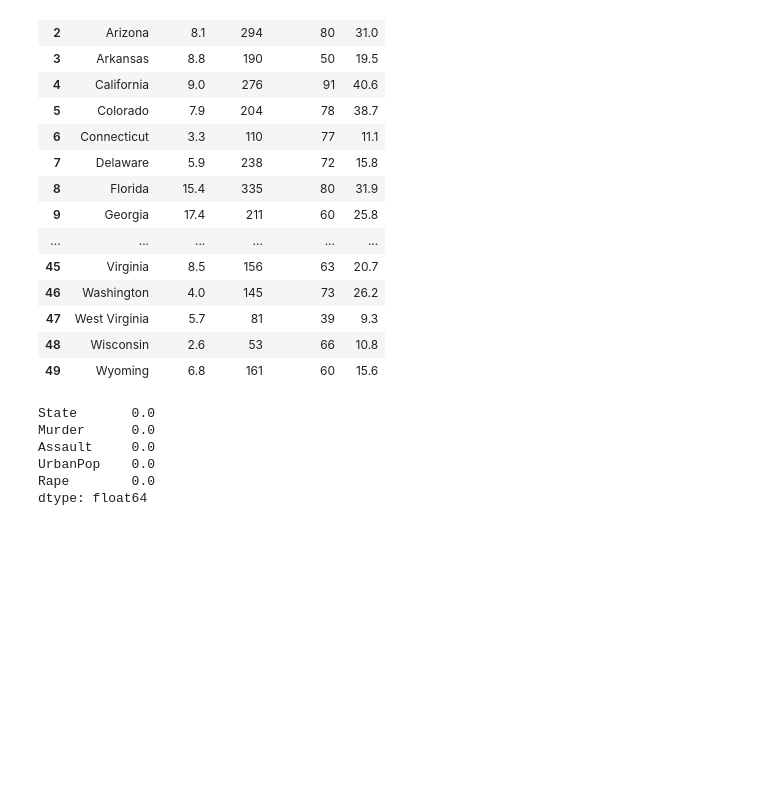
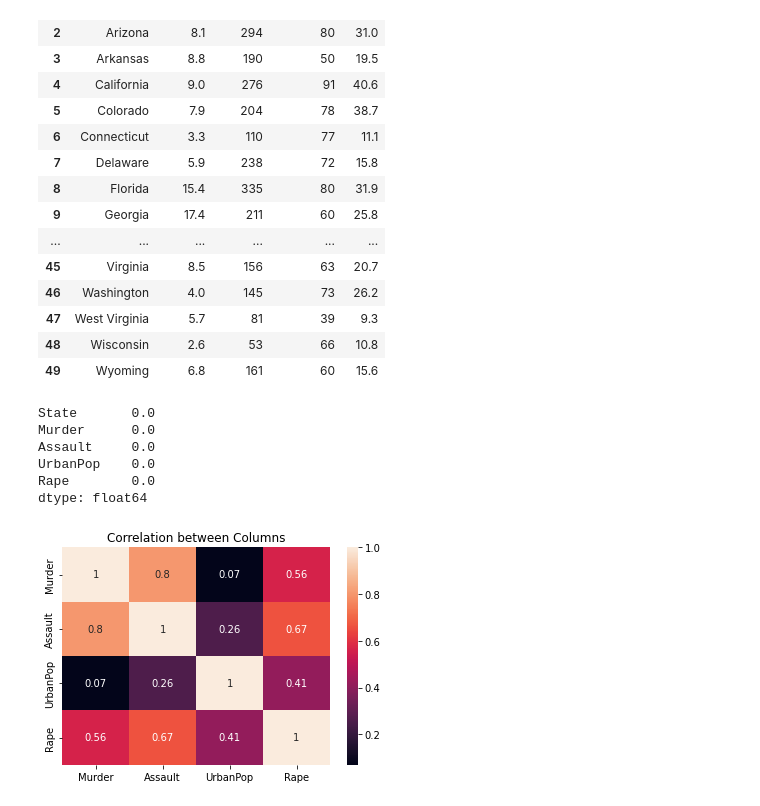
Before and after one commit to TROISTROIS/BLUE-BOOK-FOR-BULLDOZERS, a Jupyter notebook: k-means-practice.ipynb, the cells around one changed output. Cells and saved outputs as stored; diff of their text form; code cells hidden in the pictures; blank space fills up the shorter version.

Commit message:
Kaggle Notebook | K-Means Practice |Visualize the data

```diff
--- a/k-means-practice.ipynb
+++ b/k-means-practice.ipynb
@@ -83,3 +83,10 @@ Assault     0.0
 UrbanPop    0.0
 Rape        0.0
 dtype: float64
+# %%
+# check for correlation
+sns.heatmap(df.corr(),annot=True)
+plt.title("Correlation between Columns")
+plt.show()
+# %% [output]
+[figure, added]
```
Also changed, not shown: parts of 7 cells of this notebook.
